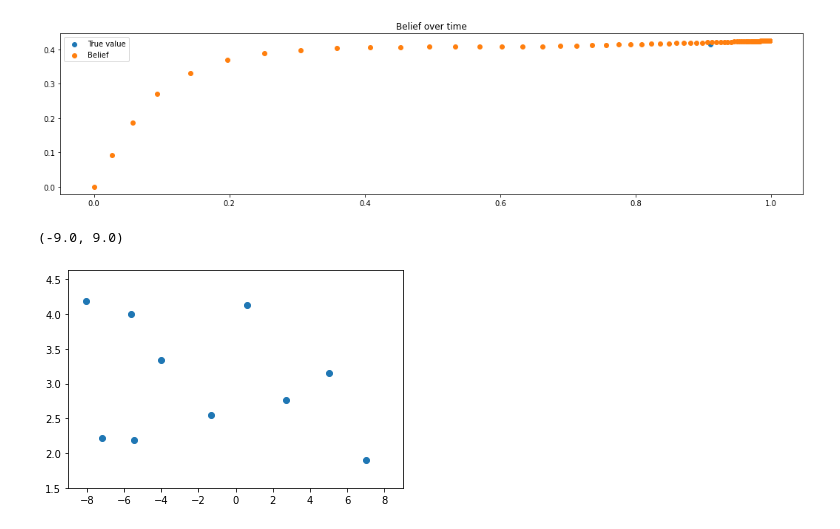
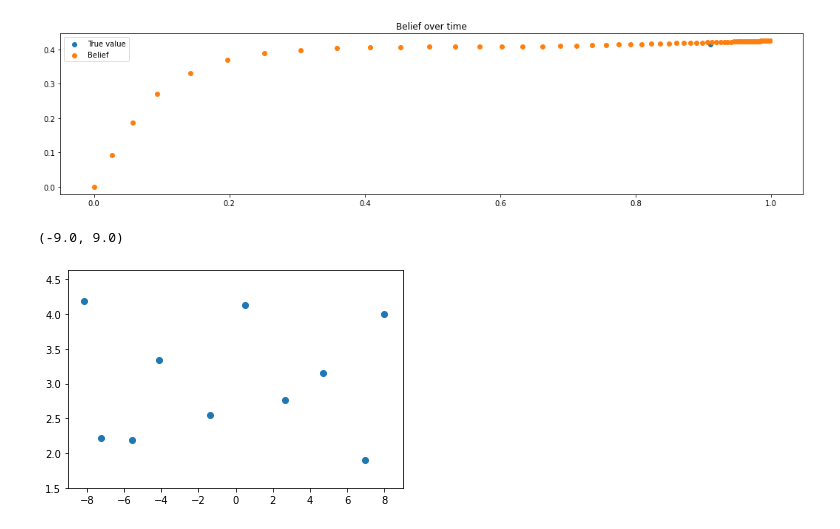
Before and after one commit to daniel-burghardt/predictive-coding-slam, a Jupyter notebook: corridor_two_axis/ANN_&_FEP_model_corridor_two.ipynb, the cells around one changed output. Saved outputs shown, nothing was run; the diff lists cells and outputs as text; code cells hidden in the pictures.

```diff
--- a/corridor_two_axis/ANN_&_FEP_model_corridor_two.ipynb
+++ b/corridor_two_axis/ANN_&_FEP_model_corridor_two.ipynb
@@ -385,35 +385,35 @@ def load_comparative():
         data = json.load(read_file)
 
         inferred = np.array(list(map(lambda x: [
             x['amcl']['x'],
             x['amcl']['y']
         ], data)))
 
         true = np.array(list(map(lambda x: [
             x['true']['x'],
-            x['amcl']['y']
+            x['true']['y']
         ], data)))
 
         ranges = np.array(list(map(lambda x: x['laser'], data)))
         ranges[ranges == np.inf] = 15  # replaces infinity values with 20
 
         # Ranges in all samples are prefixed and sufixed with 22 constant values (close to 0)
         trim_size = 22
         for i in range(0, trim_size):
             ranges = np.delete(ranges, 0, axis=1)
         for i in range(0, trim_size):
             ranges = np.delete(ranges, len(ranges[0]) - 1, axis=1)
 
     return inferred, true, ranges
 
 stat_inferred, stat_true, stat_ranges = load_comparative()
 
 plt.scatter(stat_true[:,1], stat_true[:,0], label='True');
 plt.ylim([1.5, 4.63])
 plt.xlim([-9, 9])
 # %% [output]
 (-9.0, 9.0)
-[figure, old version]
+[figure, new version]
 # %%
 stat_ranges_normalized = normalize_ranges(stat_ranges)
 stat_model = []
```
Also changed, not shown: parts of 2 cells of this notebook.
